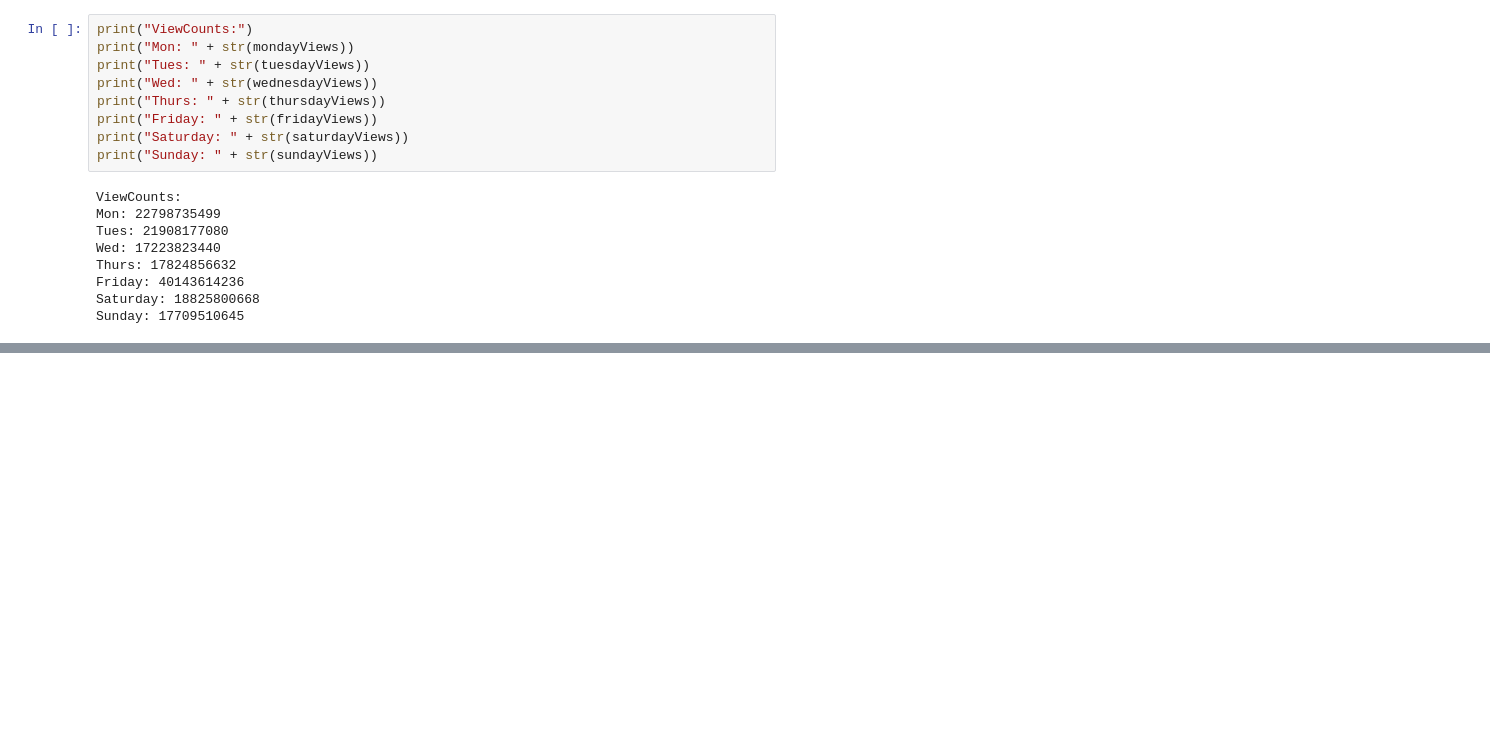
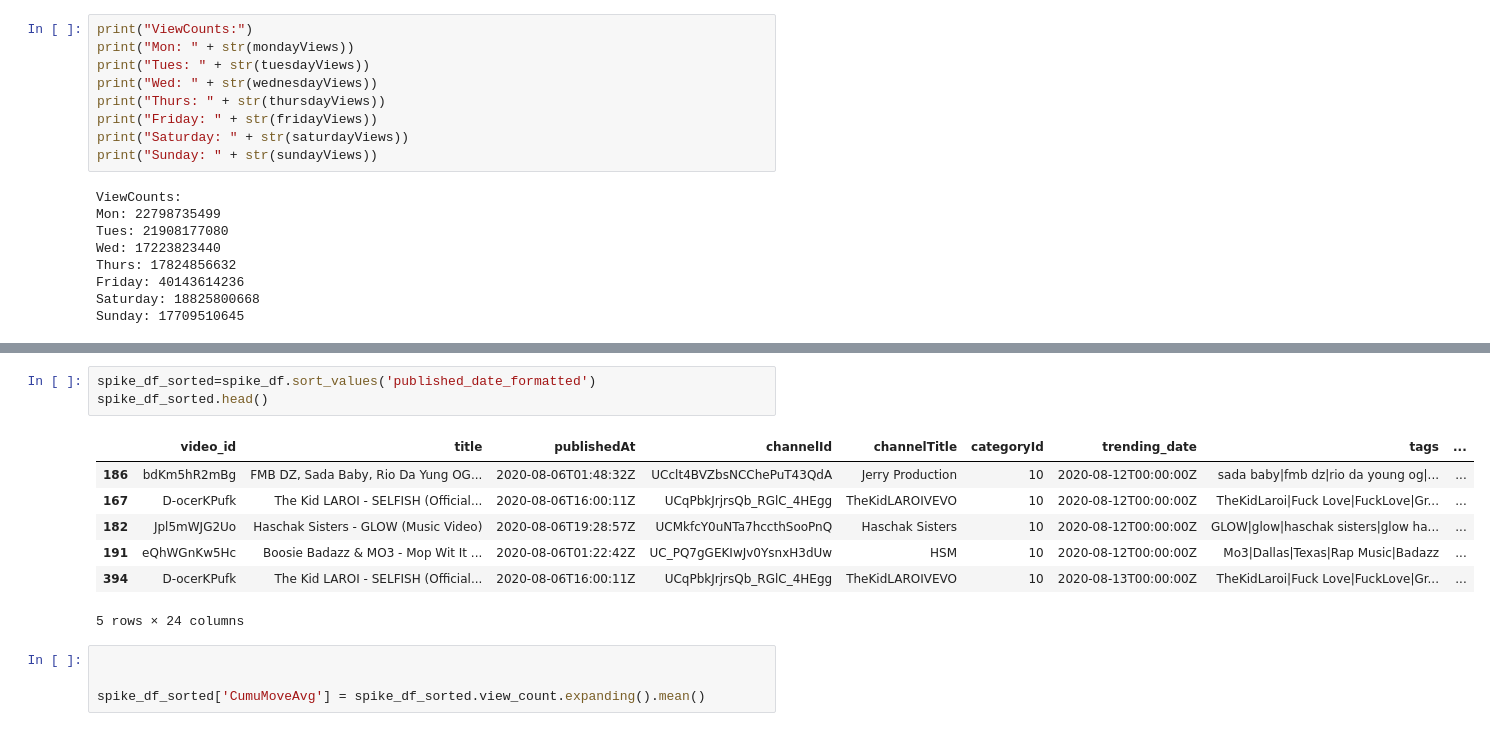
Before and after one commit to MRDVGroupProjectCSPB4502/MRDVGroupProjectCSPB4502, a Jupyter notebook: src/Dan/EDA_Dan.ipynb, the cells around one changed output, grey strips where cells are left out. Saved outputs shown, nothing was run; the diff lists cells and outputs as text; blank space fills up the shorter version.

```diff
--- a/src/Dan/EDA_Dan.ipynb
+++ b/src/Dan/EDA_Dan.ipynb
@@ -330,0 +334,15 @@ Sunday: 17709510645
+# %%
+spike_df_sorted=spike_df.sort_values('published_date_formatted')
+spike_df_sorted.head()
+# %% [output]
+|  | video_id | title | publishedAt | channelId | channelTitle | categoryId | trending_date | tags | ... |
+| 186 | bdKm5hR2mBg | FMB DZ, Sada Baby, Rio Da Yung OG... | 2020-08-06T01:48:32Z | UCclt4BVZbsNCChePuT43QdA | Jerry Production | 10 | 2020-08-12T00:00:00Z | sada baby|fmb dz|rio da young og|... | ... |
+| 167 | D-ocerKPufk | The Kid LAROI - SELFISH (Official... | 2020-08-06T16:00:11Z | UCqPbkJrjrsQb_RGlC_4HEgg | TheKidLAROIVEVO | 10 | 2020-08-12T00:00:00Z | TheKidLaroi|Fuck Love|FuckLove|Gr... | ... |
+| 182 | Jpl5mWJG2Uo | Haschak Sisters - GLOW (Music Video) | 2020-08-06T19:28:57Z | UCMkfcY0uNTa7hccthSooPnQ | Haschak Sisters | 10 | 2020-08-12T00:00:00Z | GLOW|glow|haschak sisters|glow ha... | ... |
+| 191 | eQhWGnKw5Hc | Boosie Badazz & MO3 - Mop Wit It ... | 2020-08-06T01:22:42Z | UC_PQ7gGEKIwJv0YsnxH3dUw | HSM | 10 | 2020-08-12T00:00:00Z | Mo3|Dallas|Texas|Rap Music|Badazz | ... |
+| 394 | D-ocerKPufk | The Kid LAROI - SELFISH (Official... | 2020-08-06T16:00:11Z | UCqPbkJrjrsQb_RGlC_4HEgg | TheKidLAROIVEVO | 10 | 2020-08-13T00:00:00Z | TheKidLaroi|Fuck Love|FuckLove|Gr... | ... |
+5 rows × 24 columns
+# %%
+
+
+spike_df_sorted['CumuMoveAvg'] = spike_df_sorted.view_count.expanding().mean()
```
Also changed, not shown: parts of 13 cells of this notebook.
